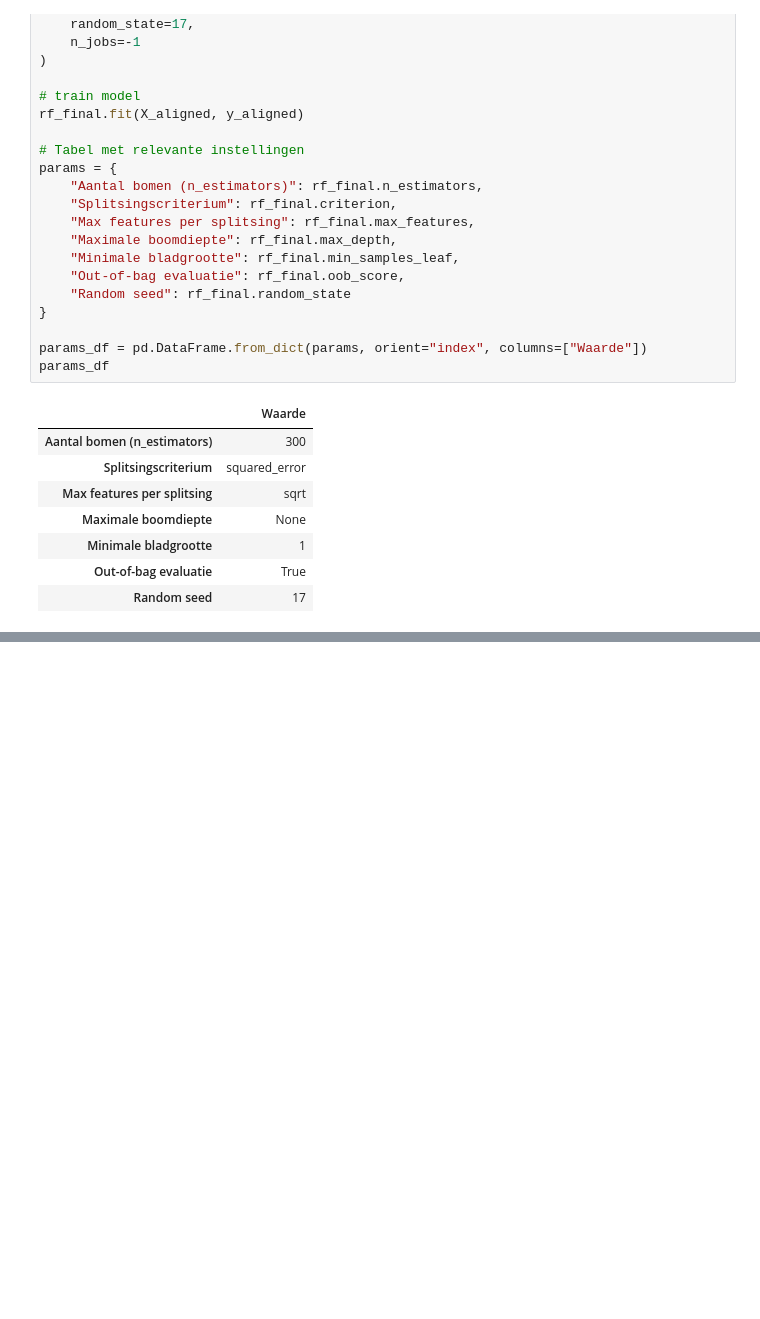
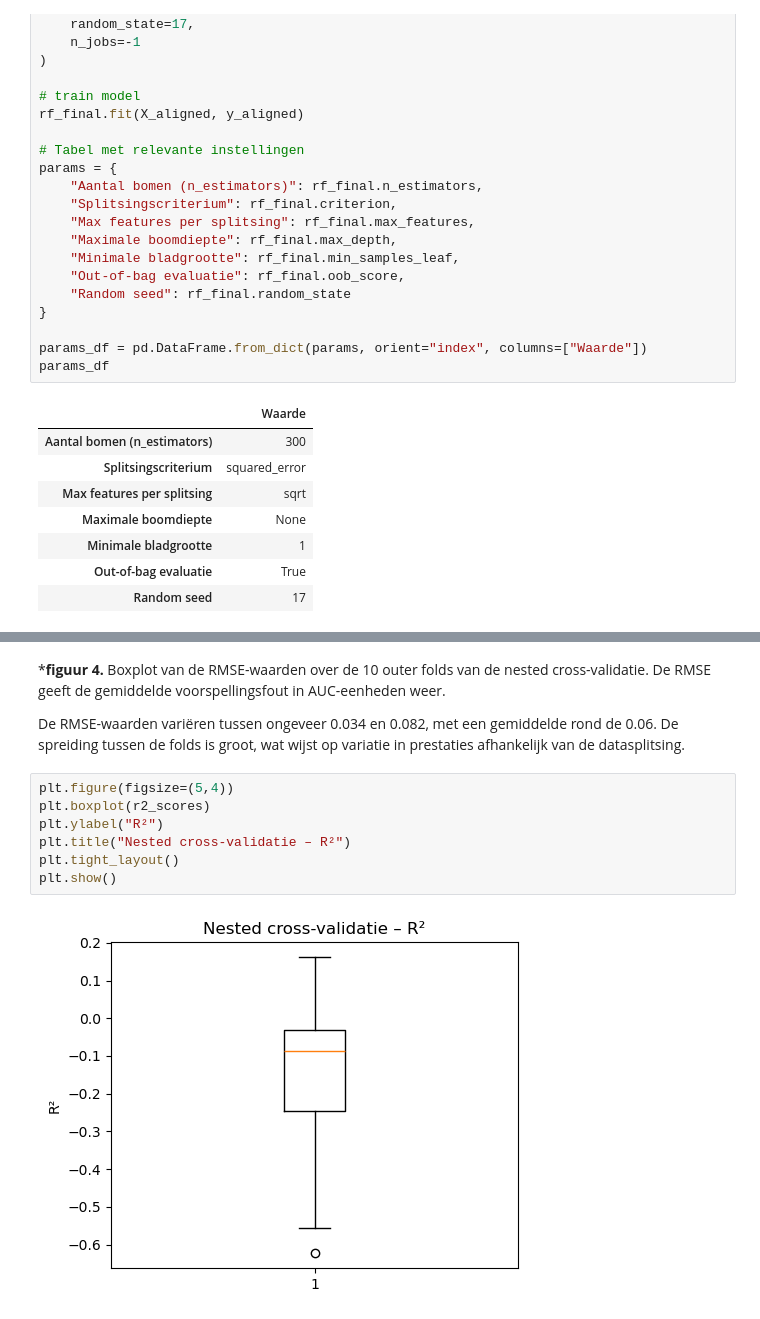
Before and after one commit to ProjecticumDlerpDs/ml_oncoresponse, a Jupyter notebook: notebooks/dv3_model_evaluatie.ipynb, the cells around one changed output, grey strips where cells are left out. Saved outputs shown, nothing was run; the diff lists cells and outputs as text; blank space fills up the shorter version.

```diff
--- a/notebooks/dv3_model_evaluatie.ipynb
+++ b/notebooks/dv3_model_evaluatie.ipynb
@@ -391,0 +593,13 @@ OOB met CV vergelijken
+# %% [markdown]
+***figuur 4.** Boxplot van de RMSE-waarden over de 10 outer folds van de nested cross-validatie. De RMSE geeft de gemiddelde voorspellingsfout in AUC-eenheden weer.
+
+De RMSE-waarden variëren tussen ongeveer 0.034 en 0.082, met een gemiddelde rond de 0.06. De spreiding tussen de folds is groot, wat wijst op variatie in prestaties afhankelijk van de datasplitsing.
+# %%
+plt.figure(figsize=(5,4))
+plt.boxplot(r2_scores)
+plt.ylabel("R²")
+plt.title("Nested cross-validatie – R²")
+plt.tight_layout()
+plt.show()
+# %% [output]
+[figure, added]
```
Also changed, not shown: parts of 24 cells of this notebook, 5 other files.
